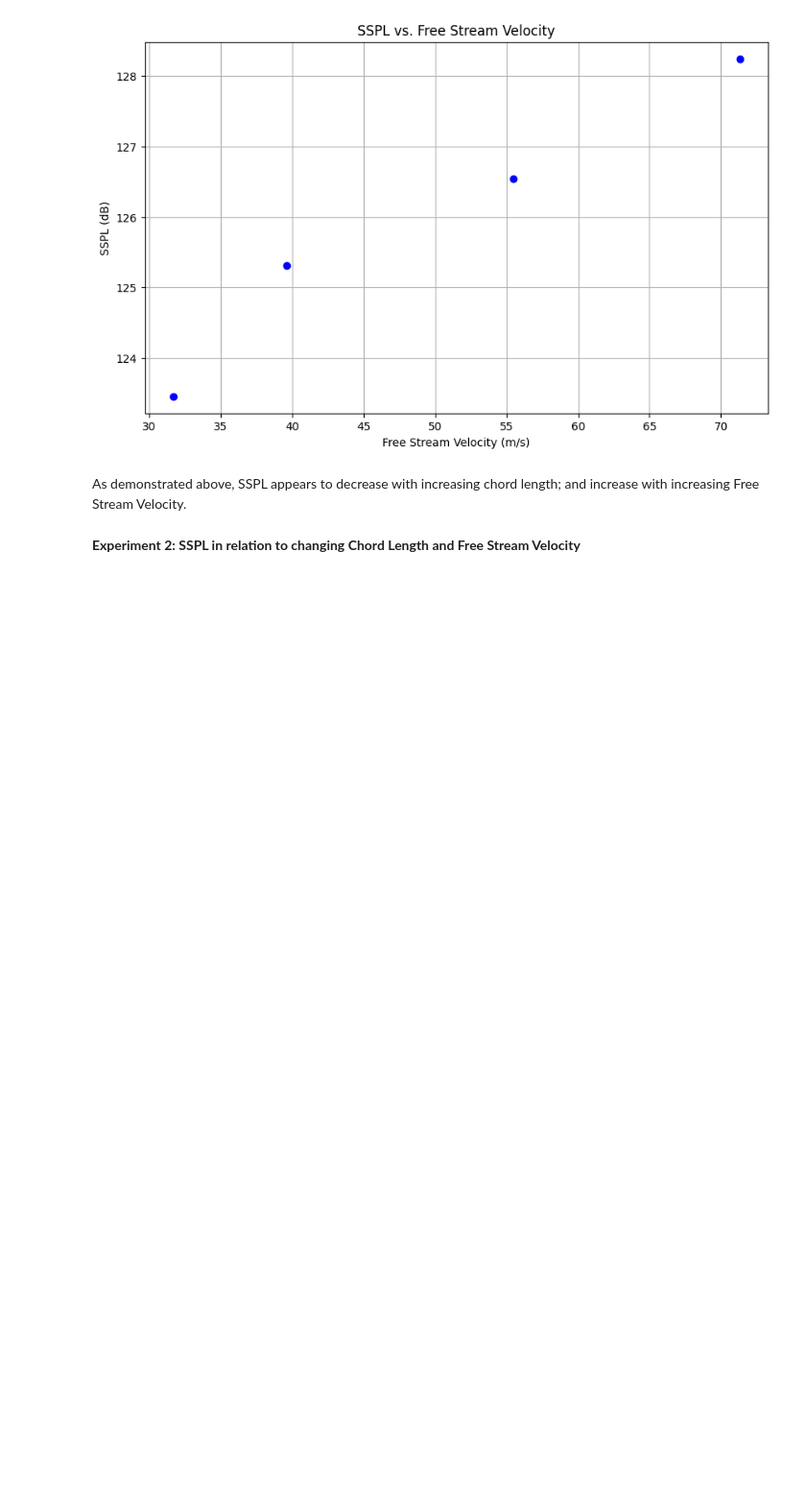
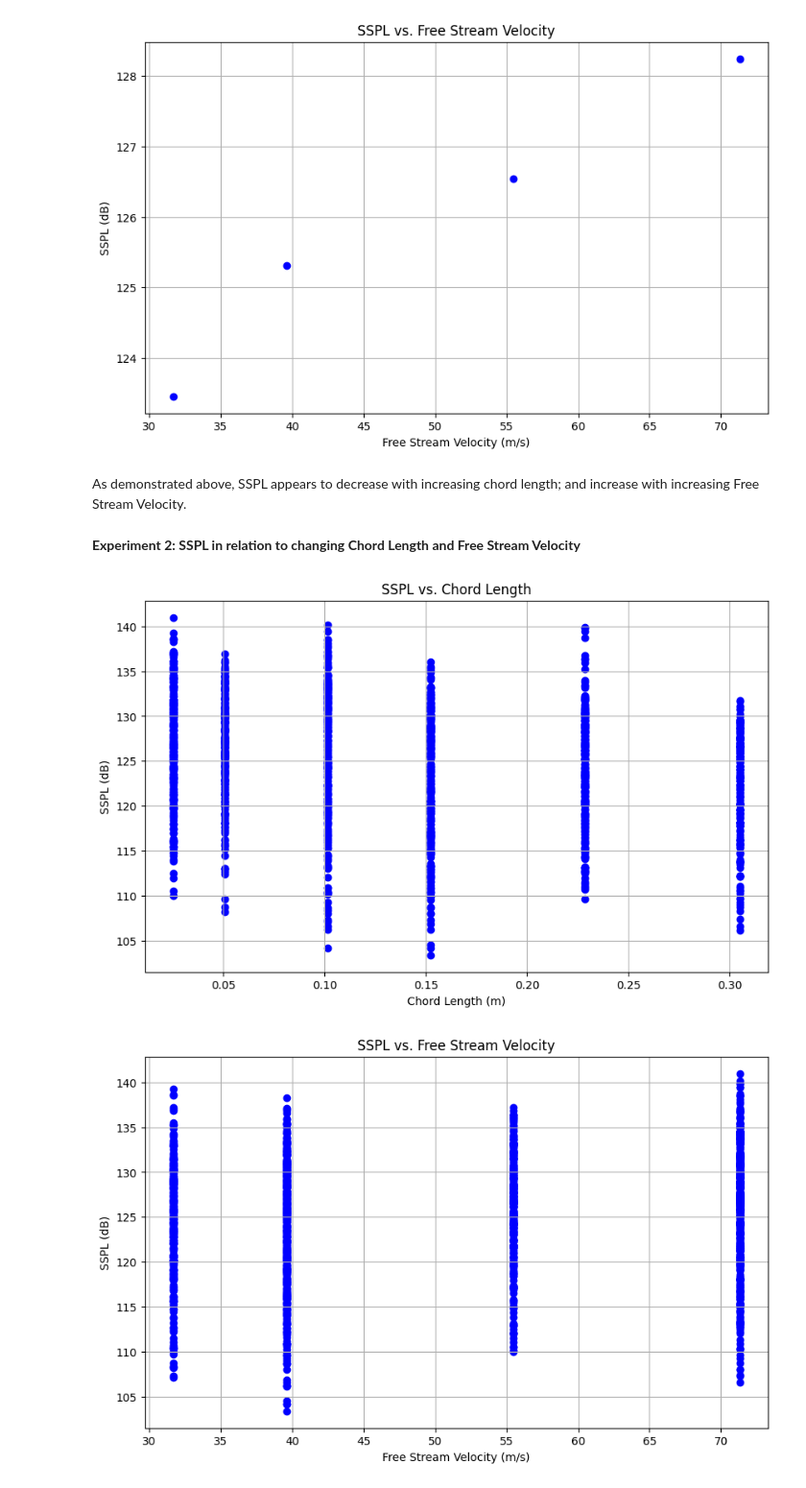
Before and after one commit to not-rudy/Applied-Experimental-Statistics, a Jupyter notebook: NASA_Airfoil_Project.ipynb, the cells around one changed output. Shown at 96% size. Saved outputs shown, nothing was run; the diff lists cells and outputs as text; code cells hidden in the pictures; blank space fills up the shorter version.

```diff
--- a/NASA_Airfoil_Project.ipynb
+++ b/NASA_Airfoil_Project.ipynb
@@ -84,3 +83,45 @@ plt.grid(True)
 As demonstrated above, SSPL appears to decrease with increasing chord length; and increase with increasing Free Stream Velocity.
 # %% [markdown]
 **Experiment 2: SSPL in relation to changing Chord Length and Free Stream Velocity**
+# %%
+## MAE 301: Applied Experimental Statistics - Final Project: NASA Airfoil Self-Noise
+# Members: Rudy Medrano, Justin Moralas, Omar Elaqad
+
+## Necessary Libraries
+import pandas as pd
+import matplotlib.pyplot as plt
+import numpy as np
+
+## Load Data
+data = pd.read_csv("/AirfoilSelfNoise.csv")
+
+## Establish Variables
+Frequency = data['f'] # Frequency, in Hertz [Hz]
+alpha = data['alpha'] # Angle of attack, in degrees [deg]
+chord = data['c'] # Chord Length, in meters [m]
+FreeStream = data['U_infinity'] # Free Stream Velocity, in meters per second [m/s
+delta = data['delta'] # Suction Side Displacement Thickness, in meters [m]
+SSPL = data['SSPL'] # Scaled Sound Pressure Level, in decibels [dB]
+
+## Experiment 2: SSPL as a function of Chord Length and Free Stream Velocity
+
+
+# Plotting SSPL as a function of Chord Length
+plt.figure(figsize=(10, 6))
+plt.scatter(chord, SSPL, color='blue', label='')
+plt.title('SSPL vs. Chord Length')
+plt.xlabel('Chord Length (m)')
+plt.ylabel('SSPL (dB)')
+plt.grid(True)
+plt.show()
+
+# Plotting SSPL as a function of Free Stream Velocity
+plt.figure(figsize=(10, 6))
+plt.scatter(FreeStream, SSPL, color='blue', label='')
+plt.title('SSPL vs. Free Stream Velocity')
+plt.xlabel('Free Stream Velocity (m/s)')
+plt.ylabel('SSPL (dB)')
+plt.grid(True)
+# %% [output]
+[figure, added]
+[figure, added]
```
Also changed, not shown: parts of 2 cells of this notebook.
